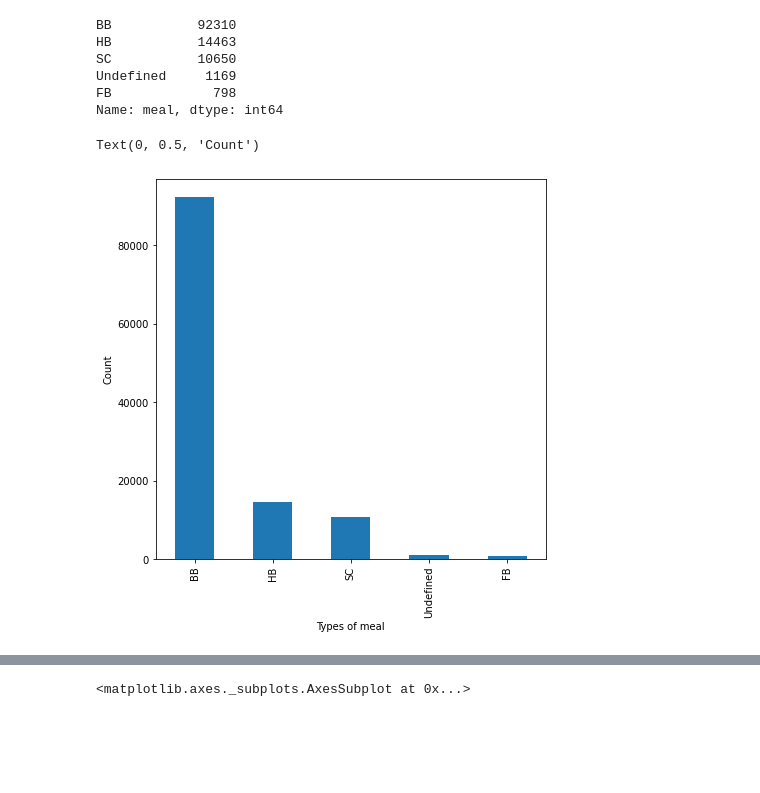
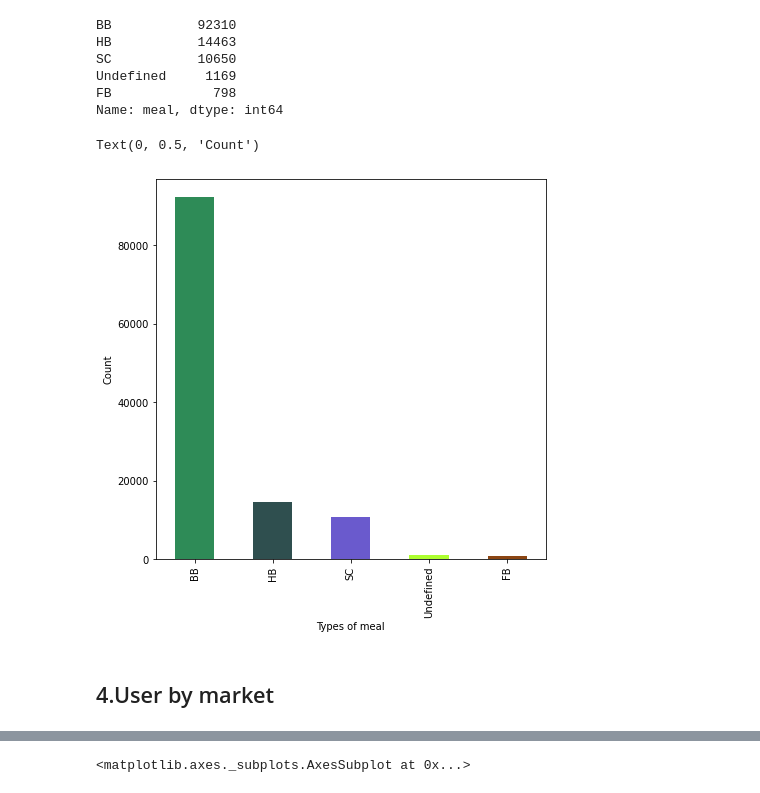
Before and after one commit to Jayjake1/hotel-booking-analysis, a Jupyter notebook: Hotel_booking_analysis_team_project.ipynb, the cells around one changed output, grey strips where cells are left out. Saved outputs shown, nothing was run; the diff lists cells and outputs as text; code cells hidden in the pictures; blank space fills up the shorter version.

```diff
--- a/Hotel_booking_analysis_team_project.ipynb
+++ b/Hotel_booking_analysis_team_project.ipynb
@@ -215,9 +258,11 @@ FB             798
 Name: meal, dtype: int64
 # %%
 plt.rcParams['figure.figsize'] = (7, 7)
-meal_type.plot(kind = 'bar')
+meal_type.plot(kind = 'bar',color=['seagreen','darkslategrey','slateblue','greenyellow','saddlebrown'])
 plt.xlabel('Types of meal')
 plt.ylabel('Count')
 # %% [output]
 Text(0, 0.5, 'Count')
-[figure, old version]
+[figure, new version]
+# %% [markdown]
+## 4.User by market
```
Also changed, not shown: parts of 27 cells of this notebook.
